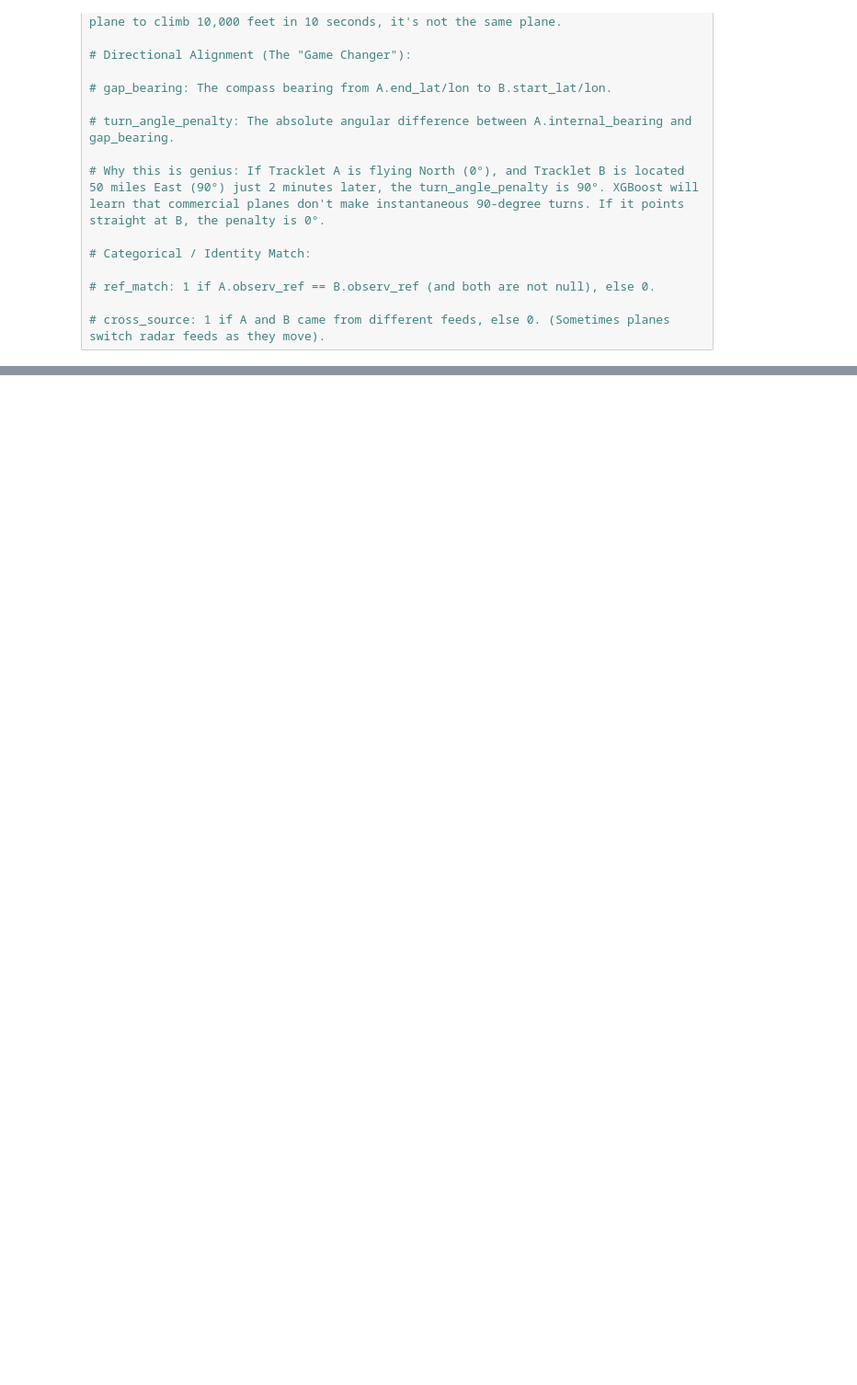
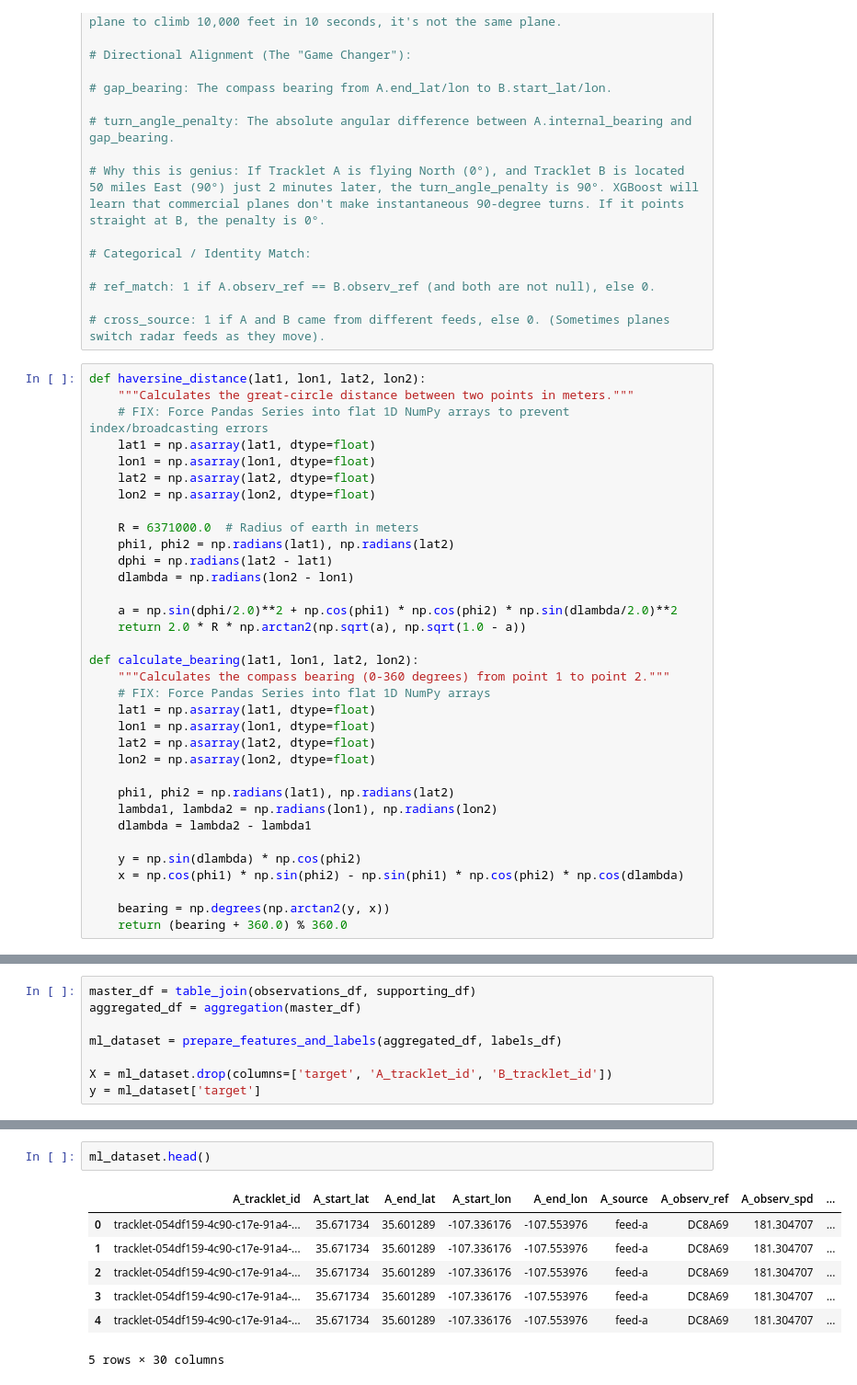
Before and after one commit to Saranyapal21/tracklet-tracker, a Jupyter notebook: notebooks/pre-processing.ipynb, the cells around one changed output, grey strips where cells are left out. Shown at 92% size. Drawn from its saved outputs; the diff is of its cells as text; blank space fills up the shorter version.

```diff
--- a/notebooks/pre-processing.ipynb
+++ b/notebooks/pre-processing.ipynb
@@ -269,3 +306,37 @@ memory usage: 2.5 KB
 # ref_match: 1 if A.observ_ref == B.observ_ref (and both are not null), else 0.
 
 # cross_source: 1 if A and B came from different feeds, else 0. (Sometimes planes switch radar feeds as they move).
+# %%
+def haversine_distance(lat1, lon1, lat2, lon2):
+    """Calculates the great-circle distance between two points in meters."""
+    # FIX: Force Pandas Series into flat 1D NumPy arrays to prevent index/broadcasting errors
+    lat1 = np.asarray(lat1, dtype=float)
+    lon1 = np.asarray(lon1, dtype=float)
+    lat2 = np.asarray(lat2, dtype=float)
+    lon2 = np.asarray(lon2, dtype=float)
+
+    R = 6371000.0  # Radius of earth in meters
+    phi1, phi2 = np.radians(lat1), np.radians(lat2)
+    dphi = np.radians(lat2 - lat1)
+    dlambda = np.radians(lon2 - lon1)
+
+    a = np.sin(dphi/2.0)**2 + np.cos(phi1) * np.cos(phi2) * np.sin(dlambda/2.0)**2
+    return 2.0 * R * np.arctan2(np.sqrt(a), np.sqrt(1.0 - a))
+
+def calculate_bearing(lat1, lon1, lat2, lon2):
+    """Calculates the compass bearing (0-360 degrees) from point 1 to point 2."""
+    # FIX: Force Pandas Series into flat 1D NumPy arrays
+    lat1 = np.asarray(lat1, dtype=float)
+    lon1 = np.asarray(lon1, dtype=float)
+    lat2 = np.asarray(lat2, dtype=float)
+    lon2 = np.asarray(lon2, dtype=float)
+
+    phi1, phi2 = np.radians(lat1), np.radians(lat2)
+    lambda1, lambda2 = np.radians(lon1), np.radians(lon2)
+    dlambda = lambda2 - lambda1
+
+    y = np.sin(dlambda) * np.cos(phi2)
+    x = np.cos(phi1) * np.sin(phi2) - np.sin(phi1) * np.cos(phi2) * np.cos(dlambda)
+
+    bearing = np.degrees(np.arctan2(y, x))
+    return (bearing + 360.0) % 360.0
@@ -271,0 +431,8 @@ memory usage: 2.5 KB
+# %%
+master_df = table_join(observations_df, supporting_df)
+aggregated_df = aggregation(master_df)
+
+ml_dataset = prepare_features_and_labels(aggregated_df, labels_df)
+
+X = ml_dataset.drop(columns=['target', 'A_tracklet_id', 'B_tracklet_id'])
+y = ml_dataset['target']
@@ -271,0 +459,10 @@ memory usage: 2.5 KB
+# %%
+ml_dataset.head()
+# %% [output]
+|  | A_tracklet_id | A_start_lat | A_end_lat | A_start_lon | A_end_lon | A_source | A_observ_ref | A_observ_spd | ... |
+| 0 | tracklet-054df159-4c90-c17e-91a4-... | 35.671734 | 35.601289 | -107.336176 | -107.553976 | feed-a | DC8A69 | 181.304707 | ... |
+| 1 | tracklet-054df159-4c90-c17e-91a4-... | 35.671734 | 35.601289 | -107.336176 | -107.553976 | feed-a | DC8A69 | 181.304707 | ... |
+| 2 | tracklet-054df159-4c90-c17e-91a4-... | 35.671734 | 35.601289 | -107.336176 | -107.553976 | feed-a | DC8A69 | 181.304707 | ... |
+| 3 | tracklet-054df159-4c90-c17e-91a4-... | 35.671734 | 35.601289 | -107.336176 | -107.553976 | feed-a | DC8A69 | 181.304707 | ... |
+| 4 | tracklet-054df159-4c90-c17e-91a4-... | 35.671734 | 35.601289 | -107.336176 | -107.553976 | feed-a | DC8A69 | 181.304707 | ... |
+5 rows × 30 columns
```
Also changed, not shown: parts of 14 cells of this notebook, 3 other files.
